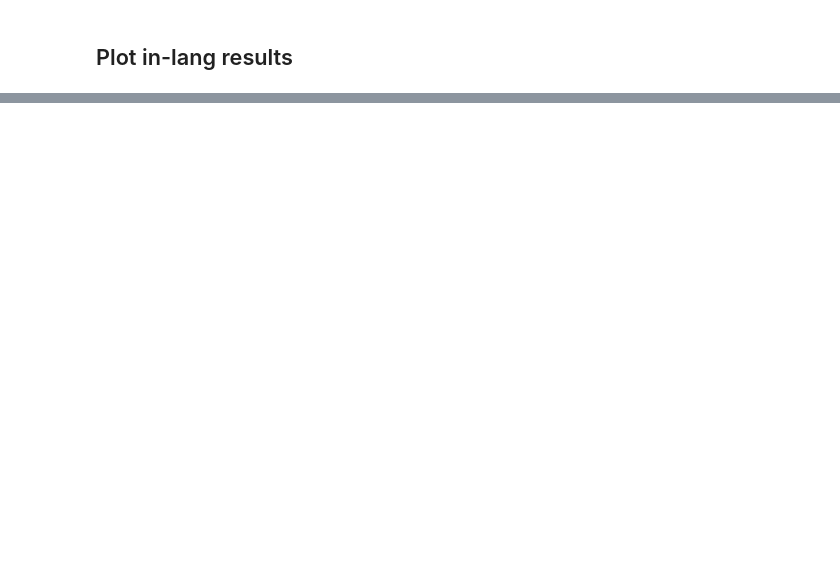
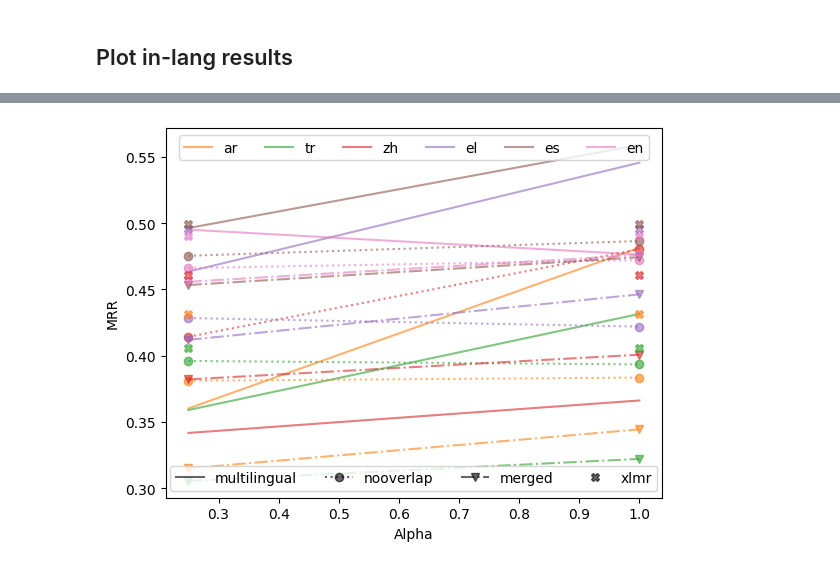
Before and after one commit to tomlimi/entangled_in_scripts, a Jupyter notebook: src/notebooks/2_MRR_results.ipynb, the cells around one changed output, grey strips where cells are left out. Saved outputs shown, nothing was run; the diff lists cells and outputs as text; code cells hidden in the pictures; blank space fills up the shorter version.

```diff
--- a/src/notebooks/2_MRR_results.ipynb
+++ b/src/notebooks/2_MRR_results.ipynb
@@ -50,0 +110,24 @@ plt.legend()
+# %%
+def plot_baslines(axes, lang_baseline_data, ylabel):
+    alphas = (0.25,  1.0)
+    languages = ('ar', 'tr', 'zh','el', 'es', 'en')
+    baselines = ('multilingual','nooverlap', 'merged', 'xlmr')
+    colors= ["C1", "C2", "C3", "C4", "C5", "C6"]
+    markers=['', 'o', 'v', 'X']
+    styles=['-', ':', '-.', '']
+
+    for bl_idx, baseline in enumerate(baselines):
+        for lang_idx, lang in enumerate(languages):
+            axes.plot(alphas, lang_baseline_data[lang][baseline], color=colors[lang_idx],
+                      marker=markers[bl_idx], ls=styles[bl_idx], alpha=0.6)
+
+
+    dummy_lines = []
+    for m_idx in range(len(markers)):
+        dummy_lines.append(axes.plot([],[], c="black", ls=styles[m_idx], marker = markers[m_idx], alpha=0.6)[0])
+    lines = axes.get_lines()
+    legend1 = axes.legend([lines[i] for i in range(len(colors))], languages, loc='upper center', ncol=6)
+    legend2 = axes.legend([dummy_lines[i] for i in range(len(markers))], baselines, loc='lower center', ncol=6)
+    axes.add_artist(legend1)
+    axes.set_xlabel("Alpha")
+    axes.set_ylabel(ylabel)
@@ -50,0 +149,6 @@ plt.legend()
+# %%
+fig, axes = plt.subplots()
+
+plot_baslines(axes,mrr_results_baselines, "MRR")
+# %% [output]
+[figure, added]
```
Also changed, not shown: parts of 8 cells of this notebook, 1 other file.
